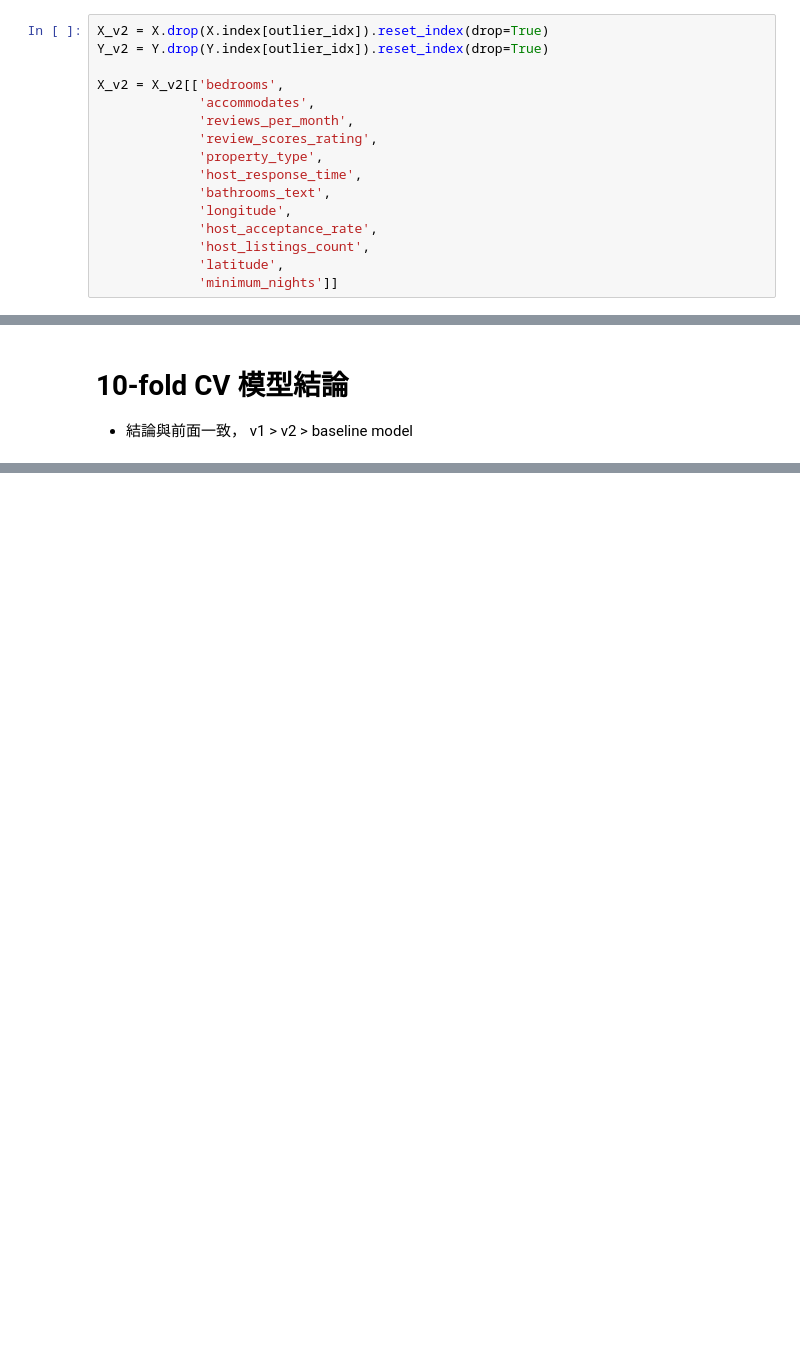
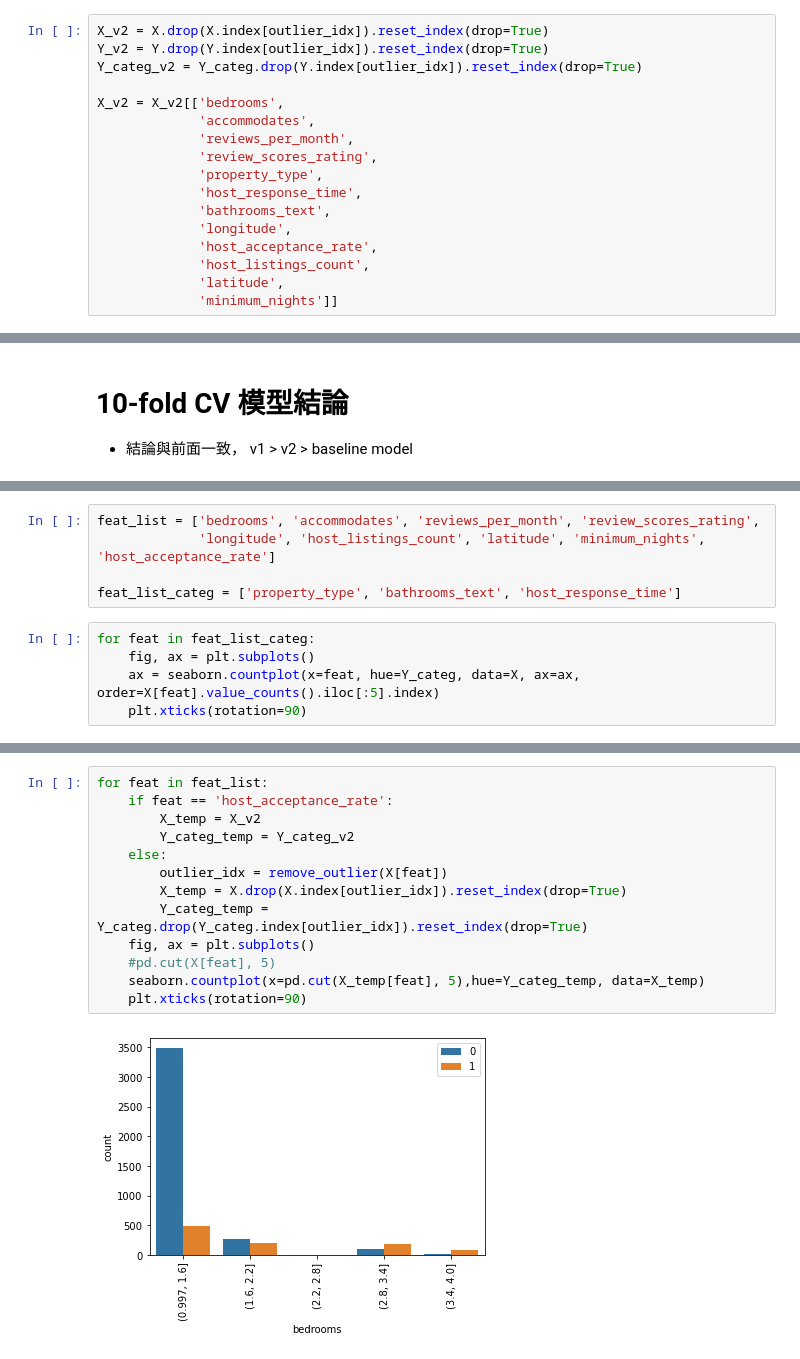
Before and after one commit to chi15036/home-price-prediction, a Jupyter notebook: home_price_prediction.ipynb, the cells around one changed output, grey strips where cells are left out. Saved outputs shown, nothing was run; the diff lists cells and outputs as text; blank space fills up the shorter version.

```diff
--- a/home_price_prediction.ipynb
+++ b/home_price_prediction.ipynb
@@ -254,6 +255,7 @@ mse
 # %%
 X_v2 = X.drop(X.index[outlier_idx]).reset_index(drop=True)
 Y_v2 = Y.drop(Y.index[outlier_idx]).reset_index(drop=True)
+Y_categ_v2 = Y_categ.drop(Y.index[outlier_idx]).reset_index(drop=True)
 
 X_v2 = X_v2[['bedrooms',
              'accommodates',
@@ -357,0 +395,10 @@ k_fold_cv(X_v2, Y_v2, k=10, test_baseline=True)
+# %%
+feat_list = ['bedrooms', 'accommodates', 'reviews_per_month', 'review_scores_rating',
+             'longitude', 'host_listings_count', 'latitude', 'minimum_nights', 'host_acceptance_rate']
+
+feat_list_categ = ['property_type', 'bathrooms_text', 'host_response_time']
+# %%
+for feat in feat_list_categ:
+    fig, ax = plt.subplots()
+    ax = seaborn.countplot(x=feat, hue=Y_categ, data=X, ax=ax, order=X[feat].value_counts().iloc[:5].index)
+    plt.xticks(rotation=90)
@@ -357,0 +409,15 @@ k_fold_cv(X_v2, Y_v2, k=10, test_baseline=True)
+# %%
+for feat in feat_list:
+    if feat == 'host_acceptance_rate':
+        X_temp = X_v2
+        Y_categ_temp = Y_categ_v2
+    else:
+        outlier_idx = remove_outlier(X[feat])
+        X_temp = X.drop(X.index[outlier_idx]).reset_index(drop=True)
+        Y_categ_temp = Y_categ.drop(Y_categ.index[outlier_idx]).reset_index(drop=True)
+    fig, ax = plt.subplots()
+    #pd.cut(X[feat], 5)
+    seaborn.countplot(x=pd.cut(X_temp[feat], 5),hue=Y_categ_temp, data=X_temp)
+    plt.xticks(rotation=90)
+# %% [output]
+[figure, added]
```
Also changed, not shown: parts of 13 cells of this notebook.
